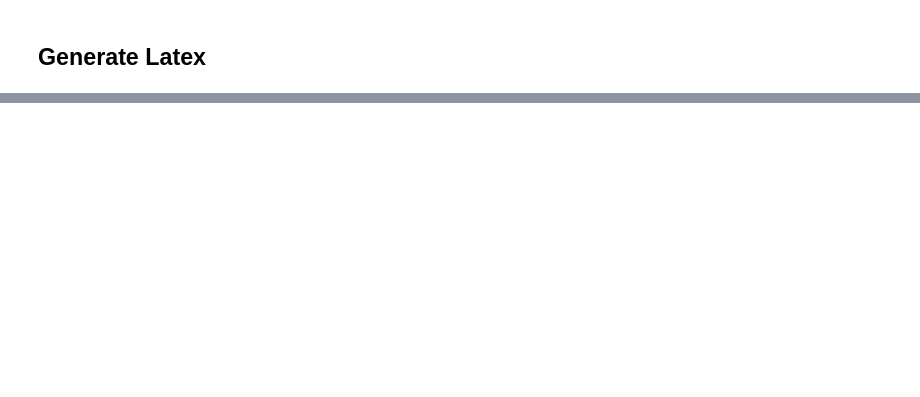
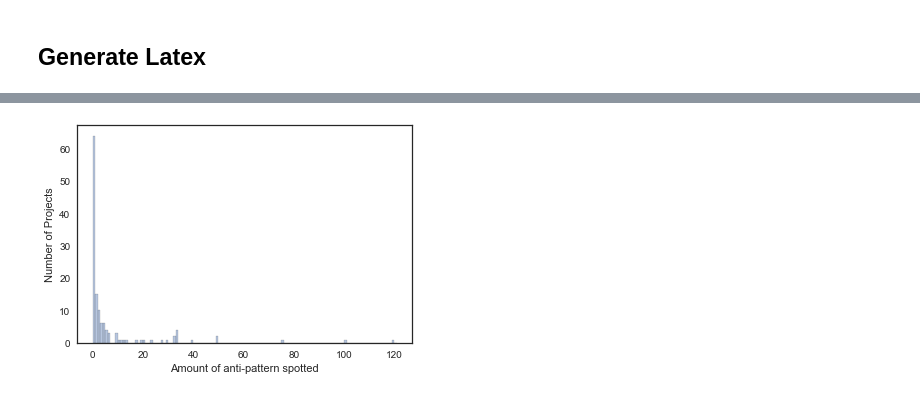
Before and after one commit to DiegoEliasCosta/spotjmhbugs, a Jupyter notebook: script/detected_bug_analysis.ipynb, the cells around one changed output, grey strips where cells are left out. Cells and saved outputs as stored; diff of their text form; code cells hidden in the pictures; blank space fills up the shorter version.

```diff
--- a/script/detected_bug_analysis.ipynb
+++ b/script/detected_bug_analysis.ipynb
@@ -7,7 +7,7 @@ import os
 # Files to use for the analysis
 
 # detected_bugs_file = os.path.join('detected_bugs_3.csv')
-dir = os.path.join("results")
+folder = os.path.join("results")
 
 projects_ranking_file = os.path.join('jmh-projects-bigquery-fh-201702 - jmh-projects-gh.csv')
 
@@ -169,0 +303,13 @@ latex
+# %%
+%matplotlib inline
+sns.set(font_scale=1)
+sns.set_style("white")
+
+ax = sns.distplot(df['# of AP'], kde=False, hist=True, bins=range(0,122),
+             hist_kws={'edgecolor':'black', 'alpha':.4})
+
+ax.set(xlabel='Amount of anti-pattern spotted', ylabel='Number of Projects',)
+
+plt.savefig(os.path.join(folder, '..', 'figs', 'projects-ap-ditribution.pdf'))
+# %% [output]
+[figure, added]
```
Also changed, not shown: parts of 24 cells of this notebook, 14 other files.
